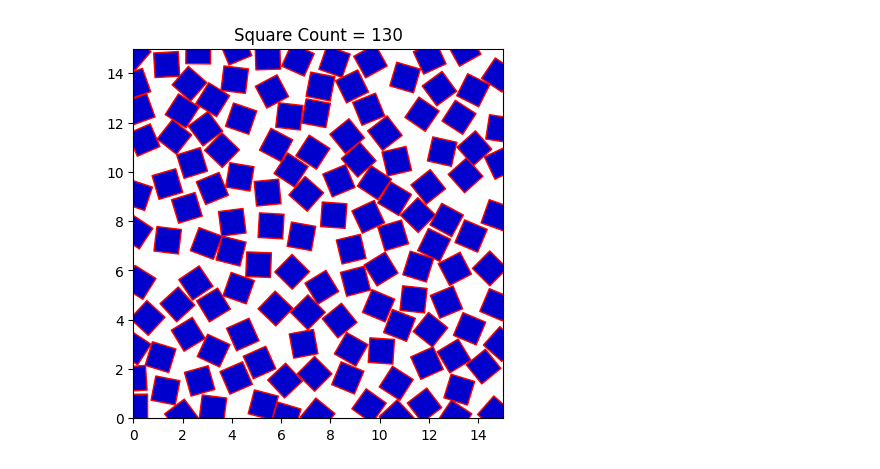
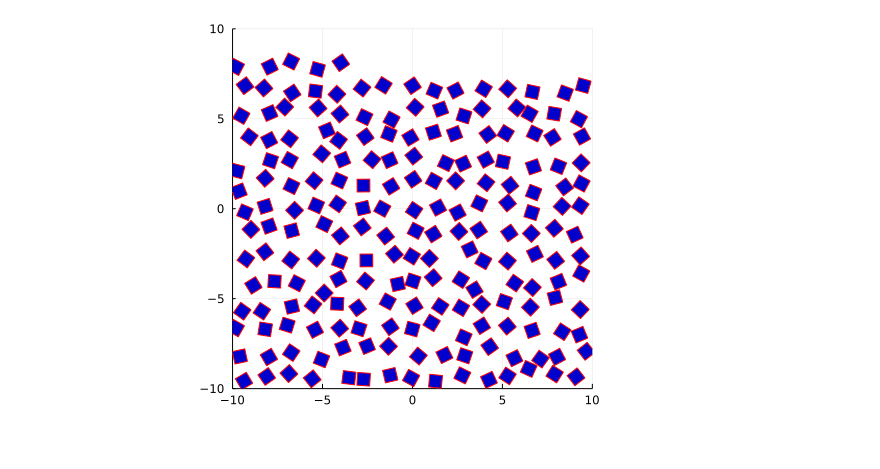
Before and after one commit to slhshamloo/colloid, a Jupyter notebook: julia/square_test.ipynb, the cells around one changed output. Cells and saved outputs as stored; diff of their text form; code cells hidden in the pictures.

```diff
--- a/julia/square_test.ipynb
+++ b/julia/square_test.ipynb
@@ -88,31 +0,0 @@ plt.close()
-# %%
-fig, ax = plt.subplots()
-xlen, ylen = 15.0, 15.0
-
-squares = RegEvenPoly[]
-for _ in 1:100000
-    new_square = RegEvenPoly(4, 1 / √2, π/2 * rand(), (xlen*rand(), ylen*rand()))
-    flag = true
-    for square in squares
-        if is_overlapping(square, new_square)
-            flag = false
-            break
-        end
-    end
-    if flag
-        push!(squares, new_square)
-    end
-end
-
-ax.add_collection(PatchCollection([get_patch(square) for square in squares], match_original=true))
-ax.set_title("Square Count = $(length(squares))")
-
-ax.set_xlim(0.0, xlen)
-ax.set_ylim(0.0, ylen)
-ax.set_aspect("equal")
-# plt.savefig("rnddist_square.pdf", bbox_inches="tight")
-# plt.savefig("rnddist_square.png", bbox_inches="tight")
-display(fig)
-plt.close()
-# %% [output]
-[figure, removed]
@@ -118,0 +6,9 @@ plt.close()
+# %%
+sim = PolyColloid.Simulation(200, 4, 0.5, (20, 20))
+crystallize!(sim.colloid)
+sim.move_radius = 0.2
+sim.rotation_span = 0.2
+run!(sim, 1000)
+plot(sim.colloid, ratio=:equal, legend=false)
+# %% [output]
+[figure, added]
```
Also changed, not shown: parts of 10 cells of this notebook, 14 other files.
